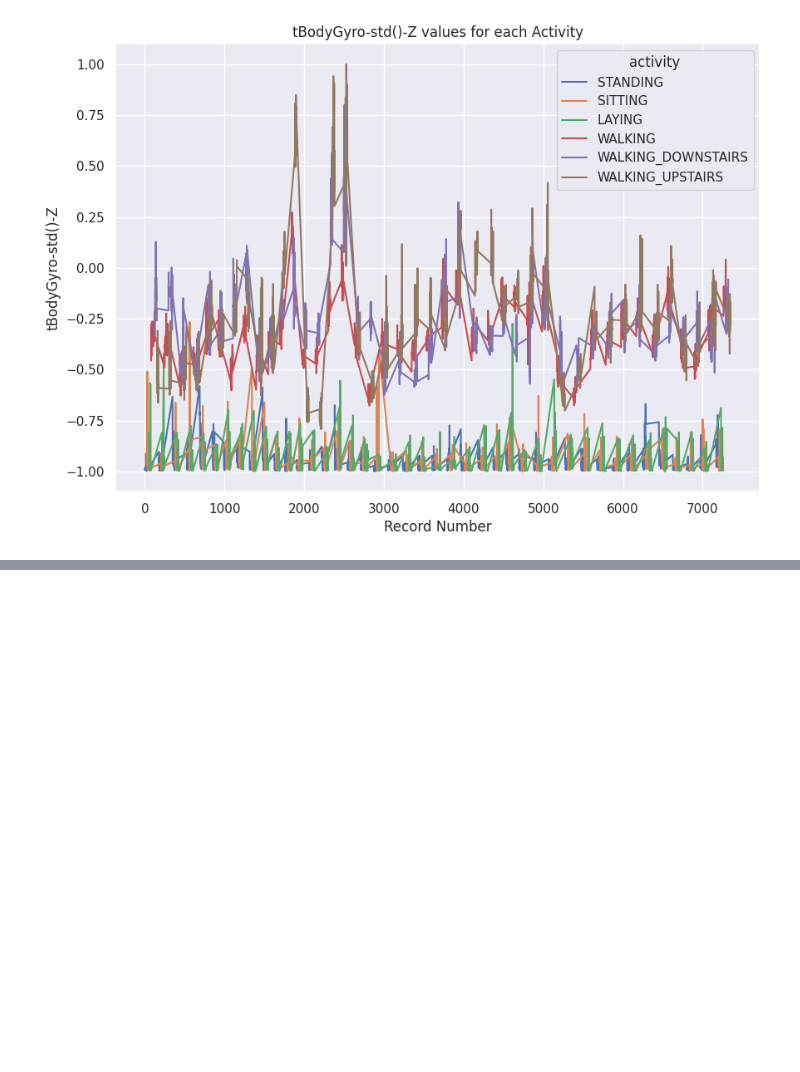
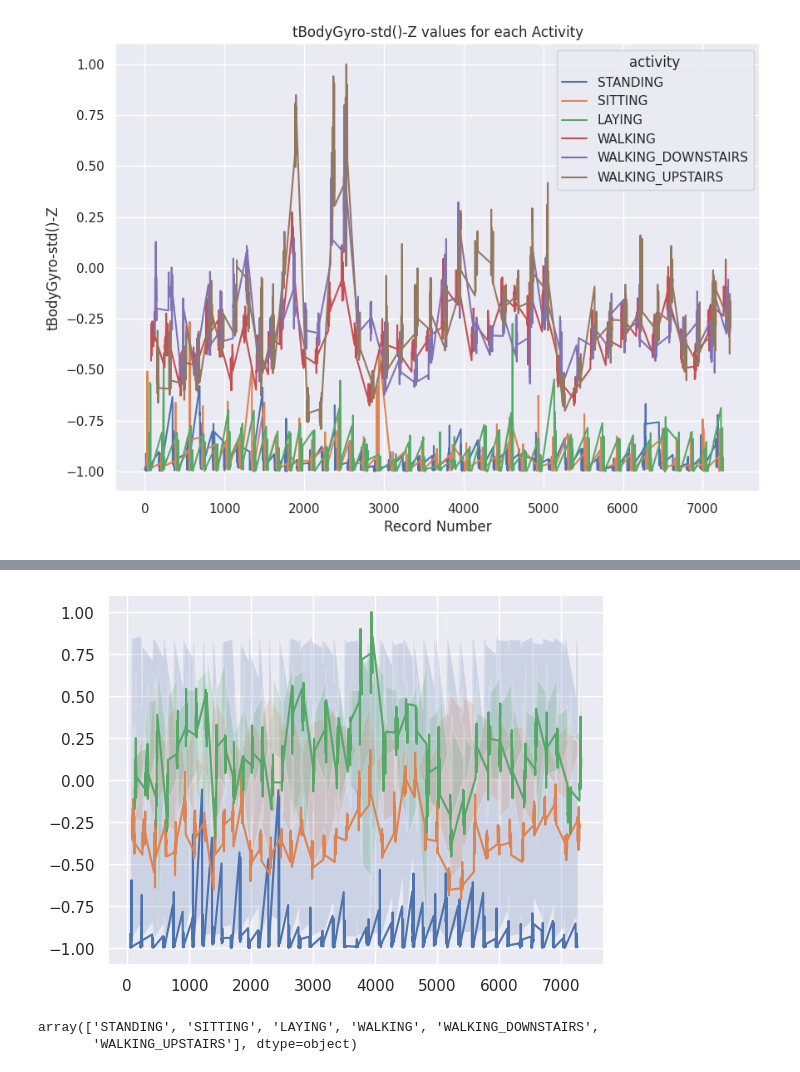
Before and after one commit to medhatfawzy/HAR, a Jupyter notebook: 2.EDA.ipynb, the cells around one changed output, grey strips where cells are left out. Cells and saved outputs as stored; diff of their text form; code cells hidden in the pictures; blank space fills up the shorter version.

```diff
--- a/2.EDA.ipynb
+++ b/2.EDA.ipynb
@@ -353,0 +368,19 @@ plt.show()
+# %%
+# plot each column
+# fig, axs = plt.subplots(figsize=(25, 7))
+
+for activity in har_data["activity"].unique()[2:5]:
+    plt.plot(
+            har_data[har_data["activity"] == activity].index,
+            har_data[har_data["activity"] == activity]["tBodyAcc-std()-X"])
+
+    plt.fill_between(x=har_data[har_data["activity"] == activity].index,
+                    y1=har_data[har_data["activity"] == activity]["tBodyAcc-min()-X"],
+                    y2=har_data[har_data["activity"] == activity]["tBodyAcc-max()-X"],
+                    alpha=0.2)
+    # axs.legend(df.columns)
+    # axs.plot(df.xs('std', level=1)[col])
+# plt.legend()
+plt.show()
+# %% [output]
+[figure, added]
@@ -353,0 +390,5 @@ plt.show()
+# %%
+har_data["activity"].unique()
+# %% [output]
+array(['STANDING', 'SITTING', 'LAYING', 'WALKING', 'WALKING_DOWNSTAIRS',
+       'WALKING_UPSTAIRS'], dtype=object)
```
Also changed, not shown: parts of 9 cells of this notebook, 1 other file.
